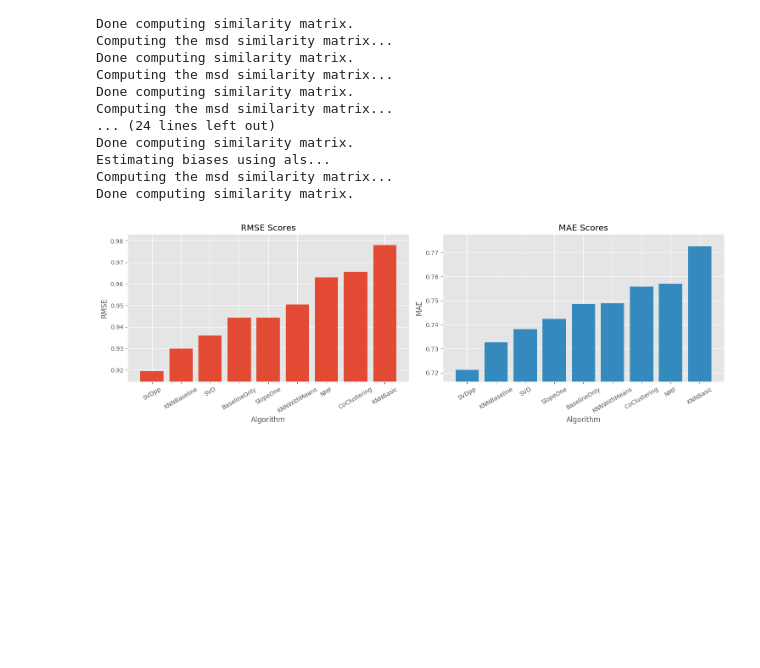
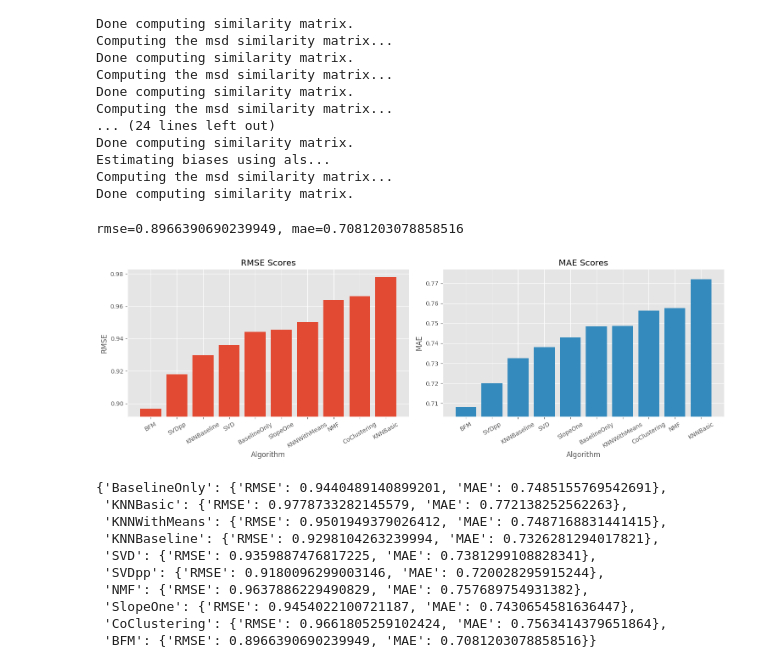
Before and after one commit to NamLe0609/recsys-movielens, a Jupyter notebook: old-movielens-100k.ipynb, the cells around one changed output. Drawn from its saved outputs; the diff is of its cells as text; code cells hidden in the pictures; blank space fills up the shorter version.

```diff
--- a/data-cleaning-exploration.ipynb
+++ b/old-movielens-100k.ipynb
@@ -160,7 +152,7 @@ algorithms = [
 
 algo_names = [
     "BaselineOnly", "KNNBasic", "KNNWithMeans", "KNNBaseline",
-    "SVD", "SVDpp", "NMF", "SlopeOne", "CoClustering"
+    "SVD", "SVDpp", "NMF", "SlopeOne", "CoClustering",
 ]
 
 # Dictionary to store results
@@ -206,18 +198,37 @@ X_test = ohe.transform(df_test[FEATURE_COLUMNS])
 y_train = df_train.rating.values
 y_test = df_test.rating.values
 
-fm = myfm.MyFMRegressor(rank=FM_RANK, random_seed=42)
-fm.fit(X_train, y_train, n_iter=200, n_kept_samples=200)
+#fm = myfm.MyFMRegressor(rank=FM_RANK, random_seed=42)
+#fm.fit(X_train, y_train, n_iter=200, n_kept_samples=200)
 
-prediction = fm.predict(X_test)
-rmse = ((y_test - prediction) ** 2).mean() ** .5
-mae = np.abs(y_test - prediction).mean()
+#prediction = fm.predict(X_test)
+#rmse = ((y_test - prediction) ** 2).mean() ** .5
+#mae = np.abs(y_test - prediction).mean()
+
+
+fm_grouped = myfm.MyFMRegressor(
+    rank=FM_RANK, random_seed=42,
+)
+fm_grouped.fit(
+    X_train, y_train, n_iter=200, n_kept_samples=200,
+    group_shapes=[len(group) for group in ohe.categories_]
+)
+
+prediction_grouped = fm_grouped.predict(X_test)
+rmse = ((y_test - prediction_grouped) ** 2).mean() ** .5
+mae = np.abs(y_test - prediction_grouped).mean()
+print(f'rmse={rmse}, mae={mae}')
 results["BFM"] = {
         "RMSE": rmse,
         "MAE": mae,
     }
+# %% [output]
+rmse=0.8966390690239949, mae=0.7081203078858516
 # %%
-# Assuming 'results' and 'algo_names' are defined
+algo_names = [
+    "BaselineOnly", "KNNBasic", "KNNWithMeans", "KNNBaseline",
+    "SVD", "SVDpp", "NMF", "SlopeOne", "CoClustering", "BFM"
+]
 rmse_scores = np.array([results[name]["RMSE"] for name in algo_names])
 mae_scores = np.array([results[name]["MAE"] for name in algo_names])
 
@@ -233,31 +244,42 @@ rmse_ordered = rmse_scores[order_rmse]
 mae_ordered = mae_scores[order_mae]
 
 # Create x-axis indices
 x_rmse = np.arange(len(algo_names_rmse))
 x_mae = np.arange(len(algo_names_mae))
 
 # Create two subplots side by side
 fig, (ax1, ax2) = plt.subplots(1, 2, figsize=(15, 5))
 
 # Plot RMSE on the left, ordered by RMSE
 ax1.bar(x_rmse, rmse_ordered, color="C0")
 ax1.set_title("RMSE Scores")
 ax1.set_xlabel("Algorithm")
 ax1.set_ylabel("RMSE")
 ax1.set_xticks(x_rmse)
 ax1.set_xticklabels(algo_names_rmse, rotation=30)
 ax1.set_ylim(rmse_ordered.min() - 0.005, rmse_ordered.max() + 0.005)
 
 # Plot MAE on the right, ordered by MAE
 ax2.bar(x_mae, mae_ordered, color="C1")
 ax2.set_title("MAE Scores")
 ax2.set_xlabel("Algorithm")
 ax2.set_ylabel("MAE")
 ax2.set_xticks(x_mae)
 ax2.set_xticklabels(algo_names_mae, rotation=30)
 ax2.set_ylim(mae_ordered.min() - 0.005, mae_ordered.max() + 0.005)
 
 plt.tight_layout()
 plt.show()
+results
 # %% [output]
-[figure, old version]
+[figure, new version]
+{'BaselineOnly': {'RMSE': 0.9440489140899201, 'MAE': 0.7485155769542691},
+ 'KNNBasic': {'RMSE': 0.9778733282145579, 'MAE': 0.772138252562263},
+ 'KNNWithMeans': {'RMSE': 0.9501949379026412, 'MAE': 0.7487168831441415},
+ 'KNNBaseline': {'RMSE': 0.9298104263239994, 'MAE': 0.7326281294017821},
+ 'SVD': {'RMSE': 0.9359887476817225, 'MAE': 0.7381299108828341},
+ 'SVDpp': {'RMSE': 0.9180096299003146, 'MAE': 0.720028295915244},
+ 'NMF': {'RMSE': 0.9637886229490829, 'MAE': 0.757689754931382},
+ 'SlopeOne': {'RMSE': 0.9454022100721187, 'MAE': 0.7430654581636447},
+ 'CoClustering': {'RMSE': 0.9661805259102424, 'MAE': 0.7563414379651864},
+ 'BFM': {'RMSE': 0.8966390690239949, 'MAE': 0.7081203078858516}}
```
Also changed, not shown: parts of 6 cells of this notebook, 1 other file.
